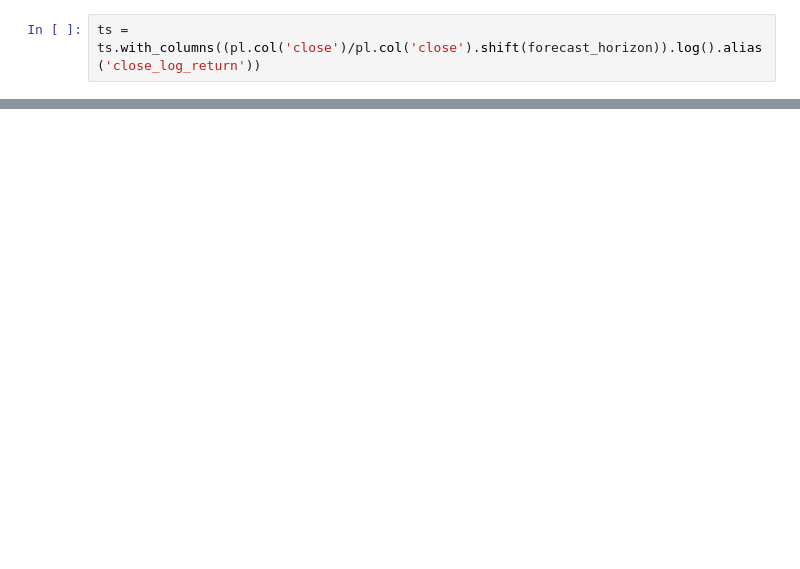
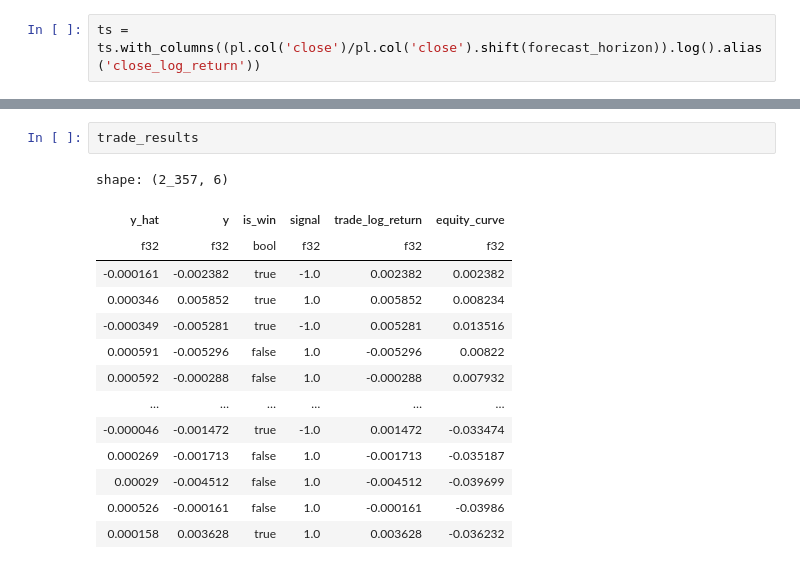
Before and after one commit to Ujju999/quant-strategy, a Jupyter notebook: model_development.ipynb, the cells around one changed output, grey strips where cells are left out. Drawn from its saved outputs; the diff is of its cells as text; blank space fills up the shorter version.

```diff
--- a/model_development.ipynb
+++ b/model_development.ipynb
@@ -103,0 +199,17 @@ research.plot_distribution(ts, 'close', no_bins = 200)
+# %%
+trade_results
+# %% [output]
+shape: (2_357, 6)
+| y_hat | y | is_win | signal | trade_log_return | equity_curve |
+| f32 | f32 | bool | f32 | f32 | f32 |
+| -0.000161 | -0.002382 | true | -1.0 | 0.002382 | 0.002382 |
+| 0.000346 | 0.005852 | true | 1.0 | 0.005852 | 0.008234 |
+| -0.000349 | -0.005281 | true | -1.0 | 0.005281 | 0.013516 |
+| 0.000591 | -0.005296 | false | 1.0 | -0.005296 | 0.00822 |
+| 0.000592 | -0.000288 | false | 1.0 | -0.000288 | 0.007932 |
+| … | … | … | … | … | … |
+| -0.000046 | -0.001472 | true | -1.0 | 0.001472 | -0.033474 |
+| 0.000269 | -0.001713 | false | 1.0 | -0.001713 | -0.035187 |
+| 0.00029 | -0.004512 | false | 1.0 | -0.004512 | -0.039699 |
+| 0.000526 | -0.000161 | false | 1.0 | -0.000161 | -0.03986 |
+| 0.000158 | 0.003628 | true | 1.0 | 0.003628 | -0.036232 |
```
Also changed, not shown: parts of 27 cells of this notebook, 1 other file.
